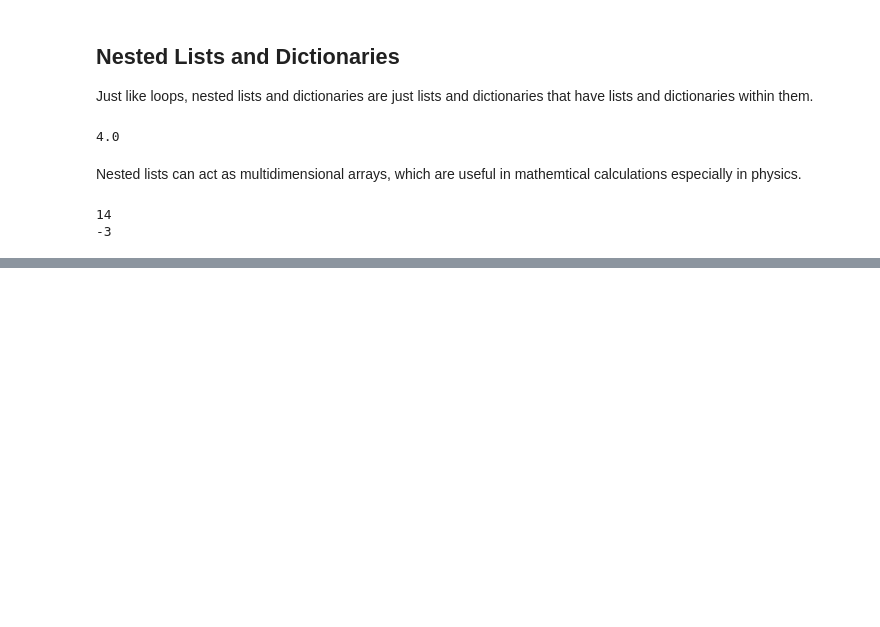
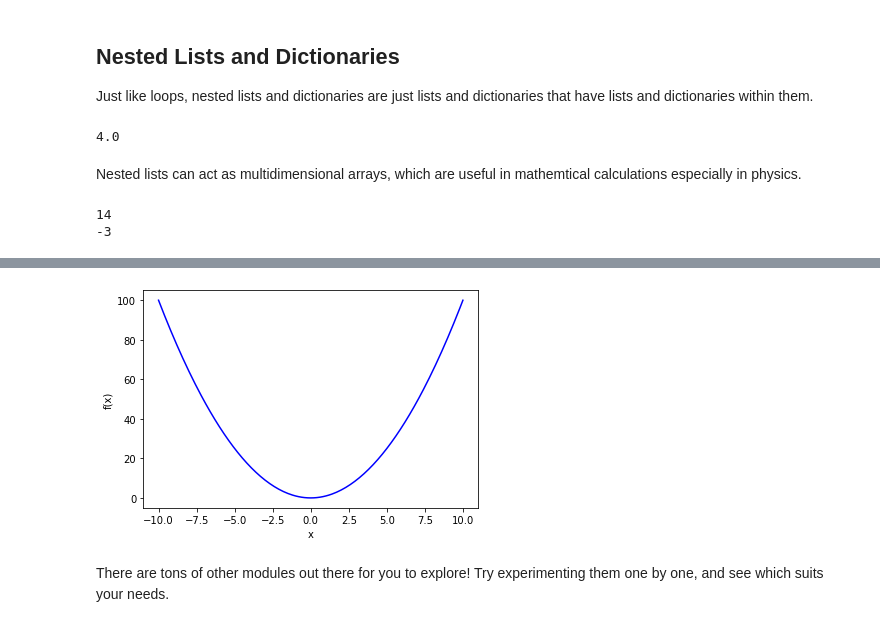
Before and after one commit to afyqazraei/MalayaHEPTutorials, a Jupyter notebook: IntroToPython/Intro_to_Python.ipynb, the cells around one changed output, grey strips where cells are left out. Drawn from its saved outputs; the diff is of its cells as text; code cells hidden in the pictures; blank space fills up the shorter version.

```diff
--- a/IntroToPython/Intro_to_Python.ipynb
+++ b/IntroToPython/Intro_to_Python.ipynb
@@ -643,3 +673,20 @@ print(cro)
+# %%
+import numpy as np
+import matplotlib.pyplot as mpl
+
+# create two sets of arrays
+x = np.arange(-10, 10+0.1, 0.1)
+y = [i**2 for i in x]
+
+# plotting
+mpl.plot(x, y, 'b')
+mpl.xlabel("x")
+mpl.ylabel("f(x)")
+mpl.show()
+# %% [output]
+[figure, added]
+# %% [markdown]
+There are tons of other modules out there for you to explore! Try experimenting them one by one, and see which suits your needs.
 # %% [markdown]
 <img src="./images/resistors.jpg" />
 
```
Also changed, not shown: parts of 2 cells of this notebook, 1 other file.
